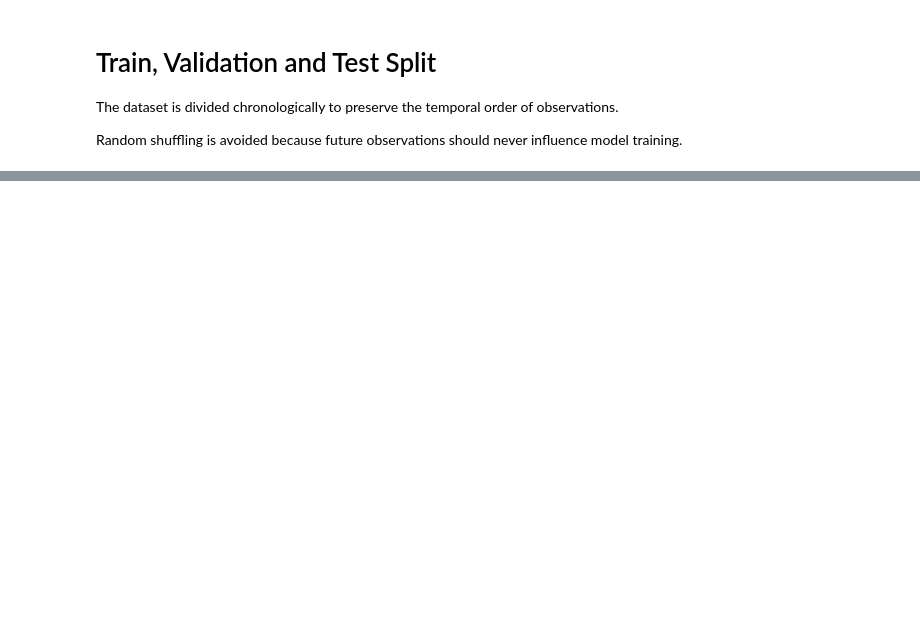
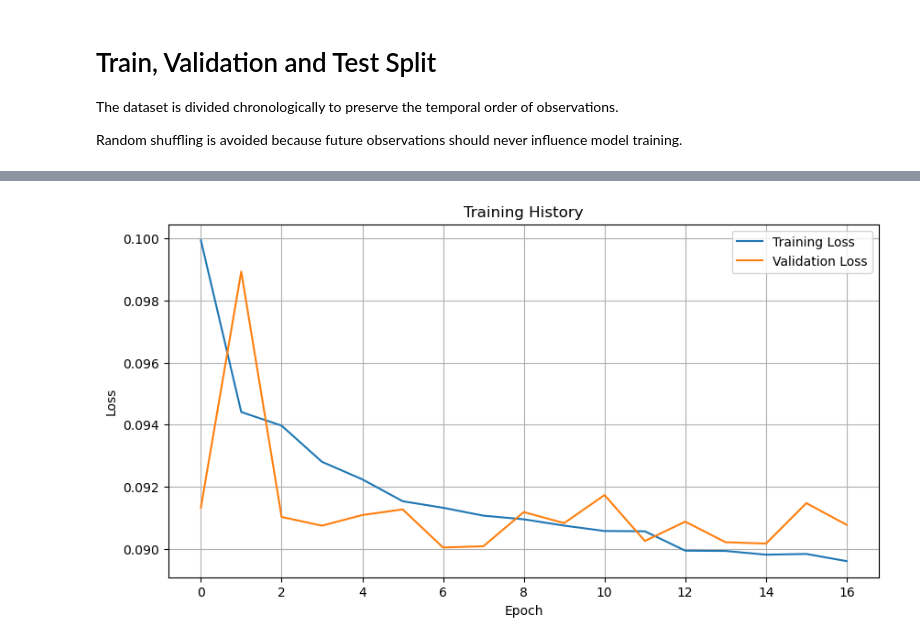
Before and after one commit to Bennyaks/Burger_Sales_Forecasting, a Jupyter notebook: notebooks/10_LSTM_Experiment_2.ipynb, the cells around one changed output, grey strips where cells are left out. Saved outputs shown, nothing was run; the diff lists cells and outputs as text; code cells hidden in the pictures; blank space fills up the shorter version.

```diff
--- a/notebooks/10_LSTM_Experiment_2.ipynb
+++ b/notebooks/10_LSTM_Experiment_2.ipynb
@@ -228,0 +413,19 @@ Testing: (3675, 6)
+# %%
+# ==========================================================
+# Training Callbacks
+# ==========================================================
+
+early_stopping = EarlyStopping(
+    monitor="val_loss",
+    patience=10,
+    restore_best_weights=True,
+    verbose=1
+)
+
+reduce_lr = ReduceLROnPlateau(
+    monitor="val_loss",
+    factor=0.5,
+    patience=5,
+    verbose=1,
+    min_lr=1e-6
+)
@@ -228,0 +484,30 @@ Testing: (3675, 6)
+# %%
+# ==========================================================
+# Plot Training History
+# ==========================================================
+
+plt.figure(figsize=(10,5))
+
+plt.plot(
+    history.history["loss"],
+    label="Training Loss"
+)
+
+plt.plot(
+    history.history["val_loss"],
+    label="Validation Loss"
+)
+
+plt.title("Training History")
+
+plt.xlabel("Epoch")
+
+plt.ylabel("Loss")
+
+plt.legend()
+
+plt.grid(True)
+
+plt.show()
+# %% [output]
+[figure, added]
```
Also changed, not shown: parts of 27 cells of this notebook, 28 other files.
